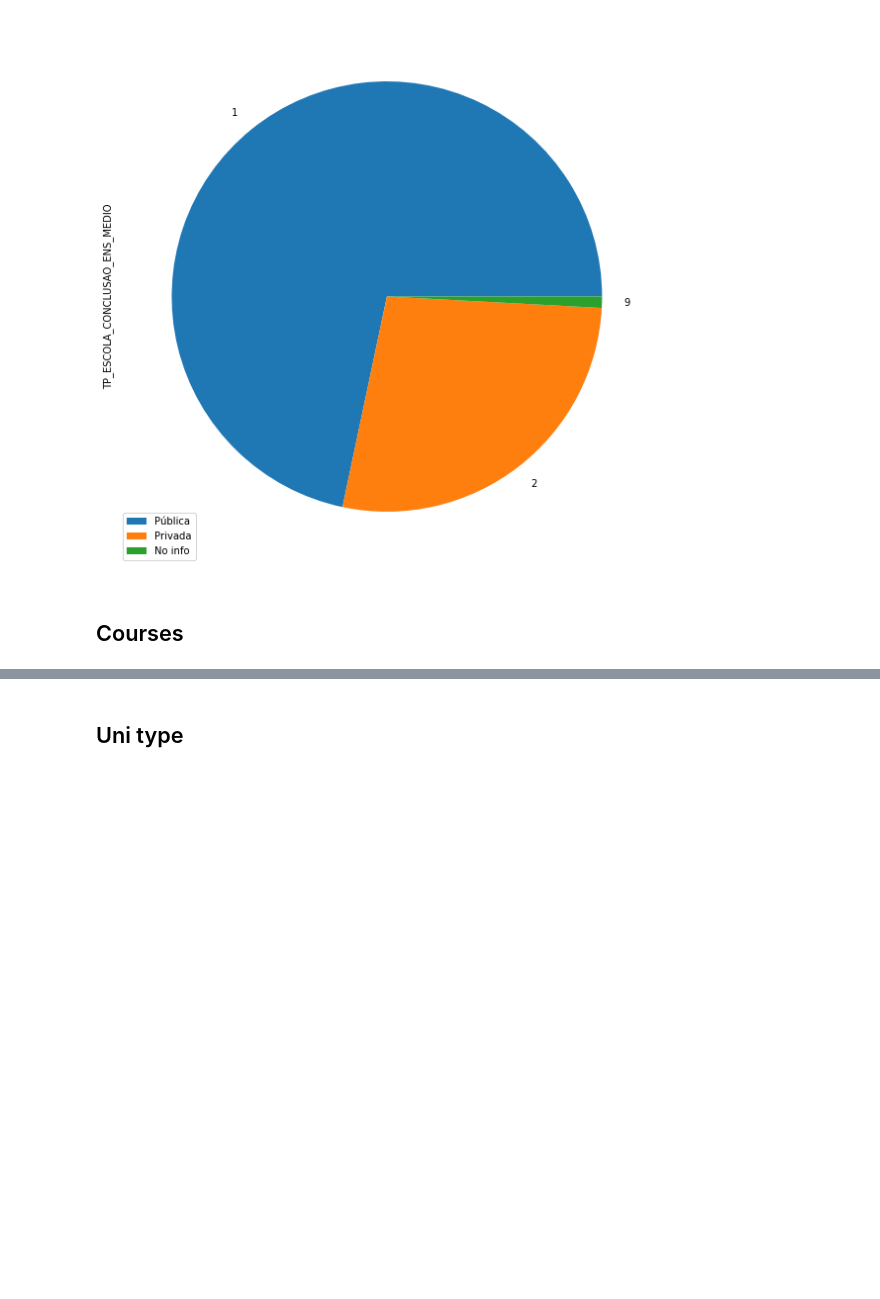
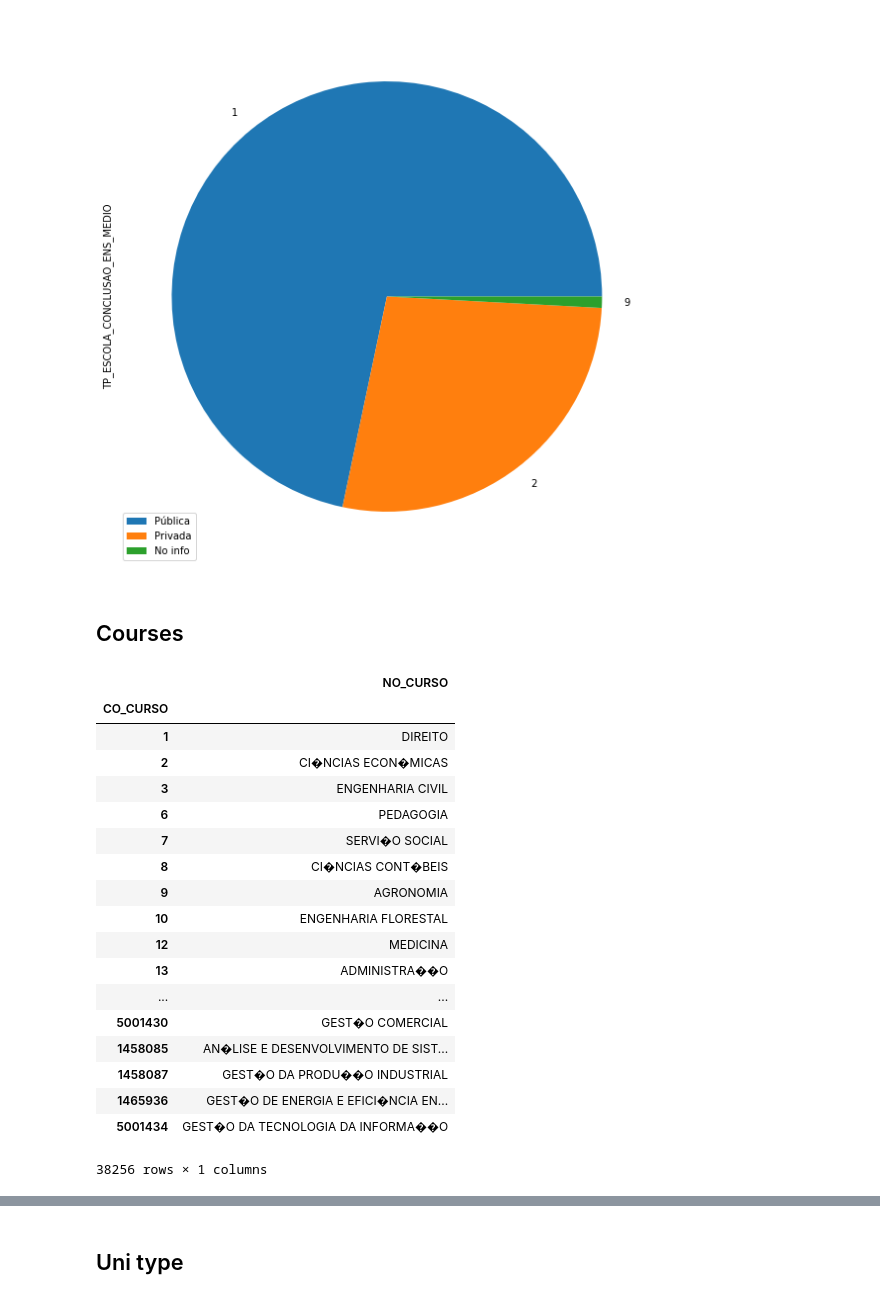
Before and after one commit to Kan4me/women_in_grad, a Jupyter notebook: 2_women_analysis_graph_2018.ipynb, the cells around one changed output, grey strips where cells are left out. Drawn from its saved outputs; the diff is of its cells as text; code cells hidden in the pictures; blank space fills up the shorter version.

```diff
--- a/2_women_analysis_graph_2018.ipynb
+++ b/2_women_analysis_graph_2018.ipynb
@@ -55,4 +55,29 @@ chart.legend(["Pública", "Privada", "No info"])
 [figure]
 # %% [markdown]
 ## Courses
+# %%
+coursedf = pd.read_csv("data/2018_cursos.csv", sep='|')
+code_course_sample = coursedf[["CO_CURSO", "NO_CURSO"]]
+code_course_sample = code_course_sample.set_index('CO_CURSO')
+code_course_sample
+# %% [output]
+|  | NO_CURSO |
+| CO_CURSO |  |
+| 1 | DIREITO |
+| 2 | CI�NCIAS ECON�MICAS |
+| 3 | ENGENHARIA CIVIL |
+| 6 | PEDAGOGIA |
+| 7 | SERVI�O SOCIAL |
+| 8 | CI�NCIAS CONT�BEIS |
+| 9 | AGRONOMIA |
+| 10 | ENGENHARIA FLORESTAL |
+| 12 | MEDICINA |
+| 13 | ADMINISTRA��O |
+| ... | ... |
+| 5001430 | GEST�O COMERCIAL |
+| 1458085 | AN�LISE E DESENVOLVIMENTO DE SIST... |
+| 1458087 | GEST�O DA PRODU��O INDUSTRIAL |
+| 1465936 | GEST�O DE ENERGIA E EFICI�NCIA EN... |
+| 5001434 | GEST�O DA TECNOLOGIA DA INFORMA��O |
+38256 rows × 1 columns
 # %%
```
Also changed, not shown: parts of 4 cells of this notebook, 1 other file.
